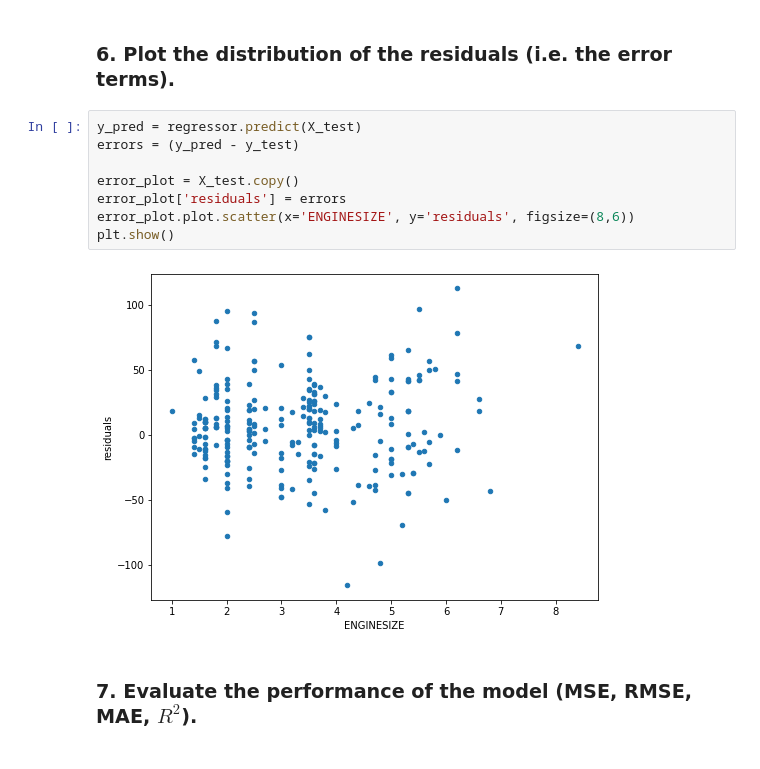
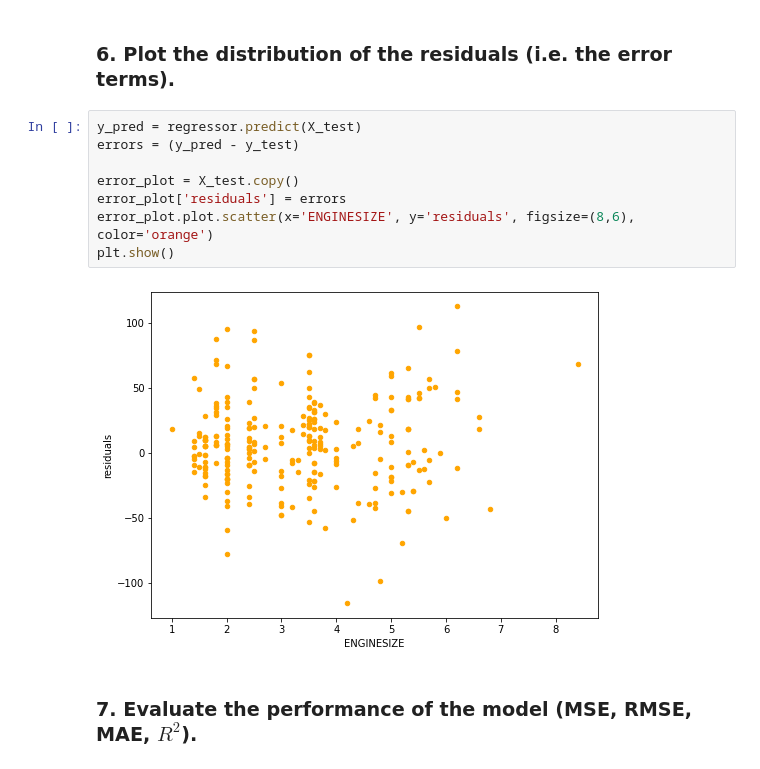
Before and after one commit to ediziks/EPITA-DSA-Notes, a Jupyter notebook: FoundationsOfStatisticalAnalysisAndMachineLearning[FSAML]/class3/Assgnmnt 3/ML_course03_practice.ipynb, the cells around one changed output. Drawn from its saved outputs; the diff is of its cells as text.

```diff
--- a/FoundationsOfStatisticalAnalysisAndMachineLearning[FSAML]/class3/Assgnmnt 3/ML_course03_practice.ipynb
+++ b/FoundationsOfStatisticalAnalysisAndMachineLearning[FSAML]/class3/Assgnmnt 3/ML_course03_practice.ipynb
@@ -192,13 +192,13 @@ plt.show()
 # %%
 y_pred = regressor.predict(X_test)
 errors = (y_pred - y_test)
 
 error_plot = X_test.copy()
 error_plot['residuals'] = errors
-error_plot.plot.scatter(x='ENGINESIZE', y='residuals', figsize=(8,6))
+error_plot.plot.scatter(x='ENGINESIZE', y='residuals', figsize=(8,6), color='orange')
 plt.show()
 # %% [output]
-[figure, old version]
+[figure, new version]
 # %% [markdown]
 ### 7. Evaluate the performance of the model (MSE, RMSE, MAE, $R^2$).
 # %%
```
Also changed, not shown: parts of 31 cells of this notebook, 2 other files.
